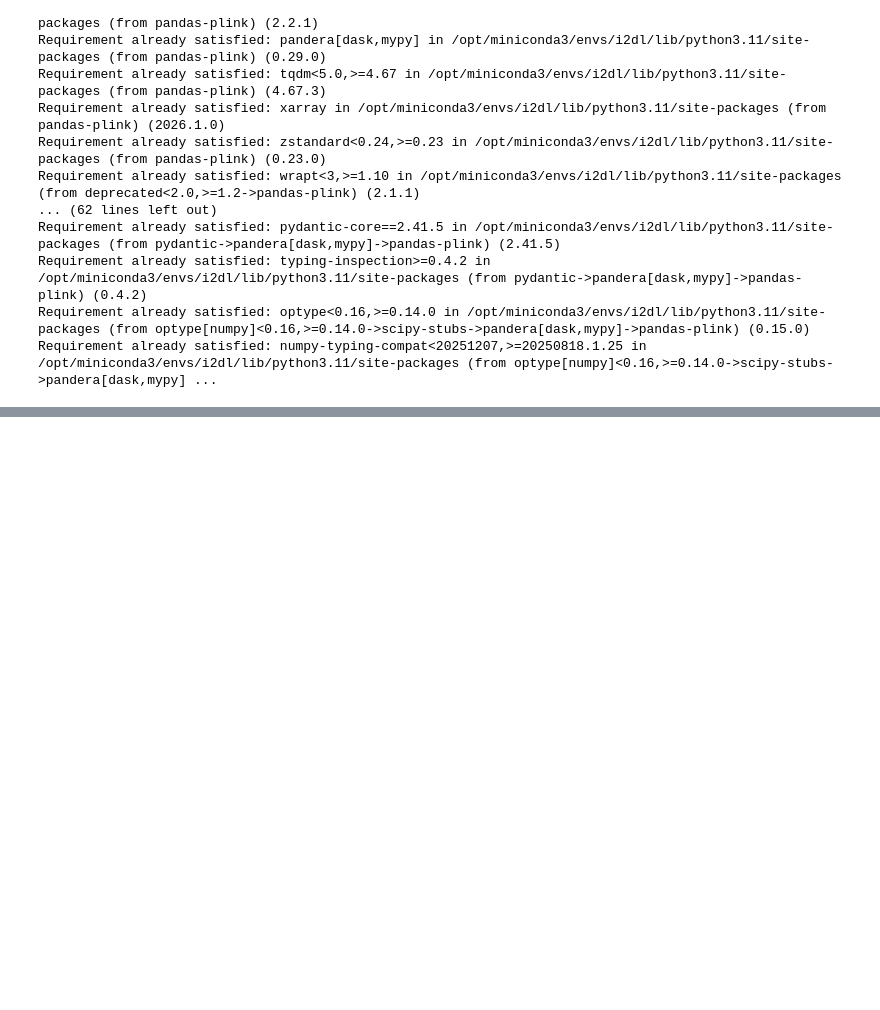
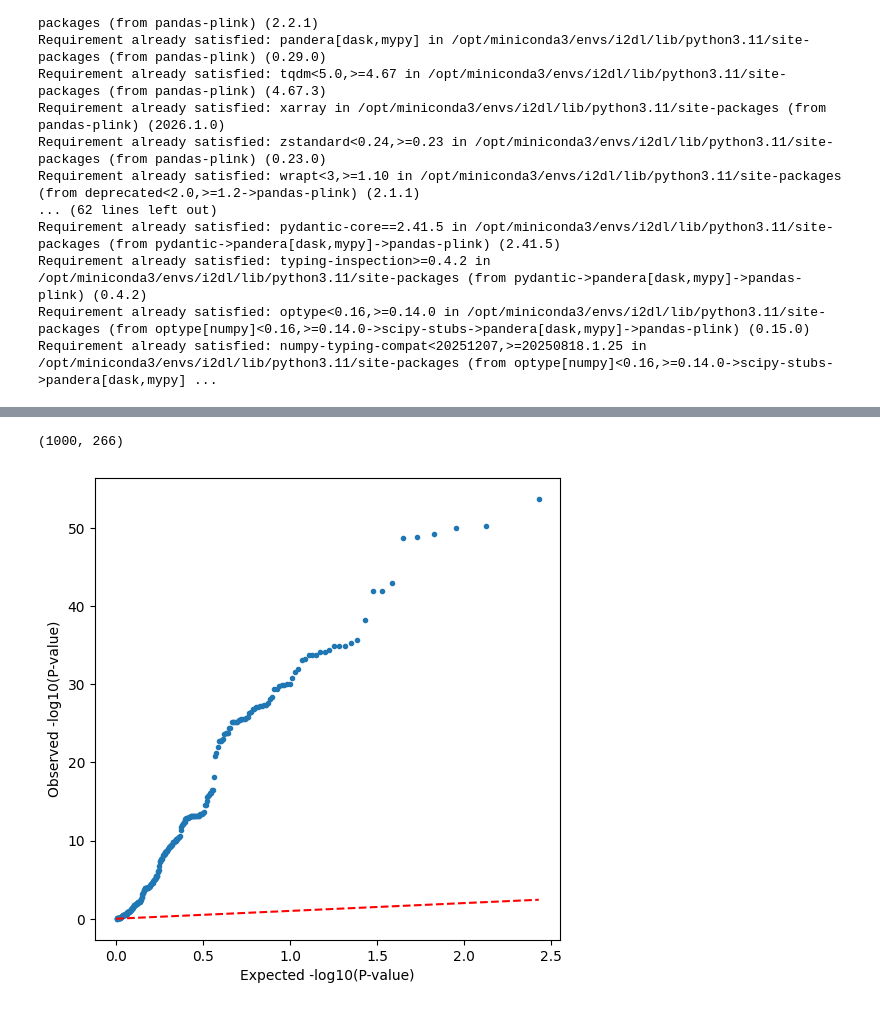
Before and after one commit to sueoglu/gobi_gwas, a Jupyter notebook: katharina/gobi.ipynb, the cells around one changed output, grey strips where cells are left out. Saved outputs shown, nothing was run; the diff lists cells and outputs as text; code cells hidden in the pictures; blank space fills up the shorter version.

Commit message:
added simulation and plot

```diff
--- a/katharina/gobi.ipynb
+++ b/katharina/gobi.ipynb
@@ -117,6 +142,8 @@ start = 30797531
 size = 100000
 bimr, Gr = extract_region(bim, Gs, chrom, start, start + size)
 # %%
+X = Gr.T
+print(X.shape)
 def simulate_pheno(X, idx_caus, var_expl, direction=None):
 # Ensure that the number of causal variant indices matches the number of variances explained. assert len(idx_caus) == len(var_expl)
     # If no direction is provided, randomly assign a positive or negative direction for each causal variant.
@@ -134,7 +161,8 @@ def simulate_pheno(X, idx_caus, var_expl, direction=None):
     Xc = (Xc - Xc.mean(0)) / Xc.std(0)
         # Compute the genetic component of the phenotype.
     yg = Xc.dot(beta)[:, None]
-    # Compute the noise component of the phenotype. yn = np.sqrt(ve) * np.random.randn(X.shape[0], 1)
+    # Compute the noise component of the phenotype.
+    yn = np.sqrt(ve) * np.random.randn(X.shape[0], 1)
         # Sum the genetic and noise components to get the simulated phenotype.
     y = yg + yn
         # Initialize the real effect sizes for all variants in X as zeros.
@@ -145,3 +173,47 @@ def simulate_pheno(X, idx_caus, var_expl, direction=None):
     y = (y - y.mean()) / ystd
     # Adjust the real effect sizes accordingly after standardizing y. beta_real = beta_real / ystd
     return y, beta_real
+# %% [output]
+(1000, 266)
+# %%
+def qq_plot(ax, p_values):
+    """
+    Create a QQ plot given a list of p-values.
+    Parameters:
+    - p_values: list of p-values
+    - figsize: size of the plot
+    - title: title for the plot
+    """
+    # Sort p-values
+    observed = -np.log10(np.sort(p_values))
+    expected = -np.log10(np.arange(1, len(p_values) + 1) / (len(p_values) + 2))
+    # Create the QQ plot
+    plt.scatter(expected, observed, marker='.')
+    plt.plot([0, max(expected)], [0, max(expected)], color='red', linestyle='--')
+    plt.xlabel('Expected -log10(P-value)')
+    plt.ylabel('Observed -log10(P-value)')
+# %%
+# n_causal = 10
+
+heritability_values = [0.1,0.6]
+n_causal_values = [10, 100]
+
+for h2 in heritability_values:
+    for n_causal in n_causal_values:
+        idx_caus = np.random.choice(X.shape[1], size=n_causal)
+        var_expl = np.full(n_causal, h2 / n_causal)
+        y, beta_real = simulate_pheno(X, idx_caus, var_expl)
+# %%
+# Perform genetic association testing
+F = np.ones_like(y)
+lmm = LMM(y, F)
+lmm.process(X)
+pv = lmm.getPv()
+beta = lmm.getBetaSNP()
+beta_ste = lmm.getBetaSNPste()
+# %%
+fig, ax = plt.subplots(figsize=(6, 6))
+qq_plot(ax, pv)
+plt.show()
+# %% [output]
+[figure, added]
```
Also changed, not shown: parts of 7 cells of this notebook.
